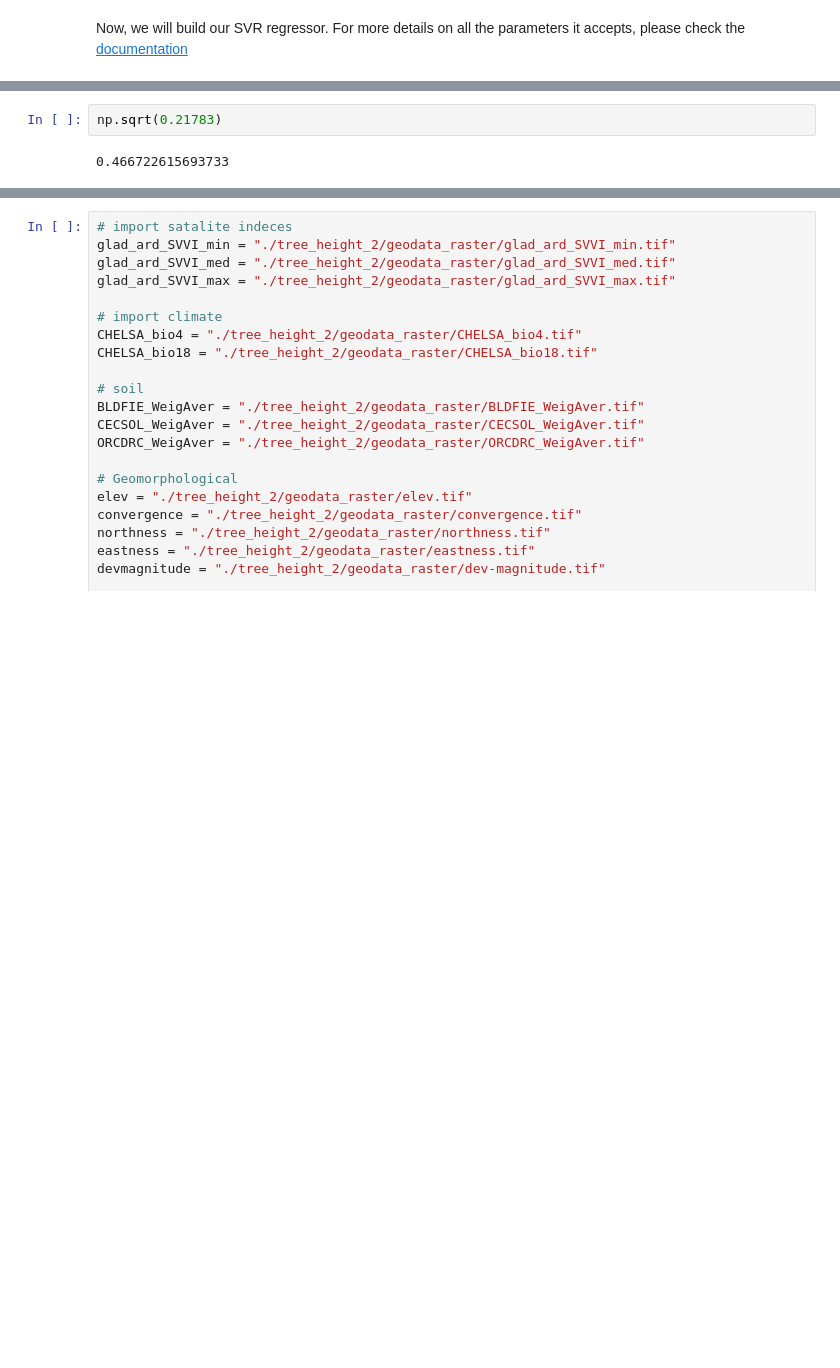
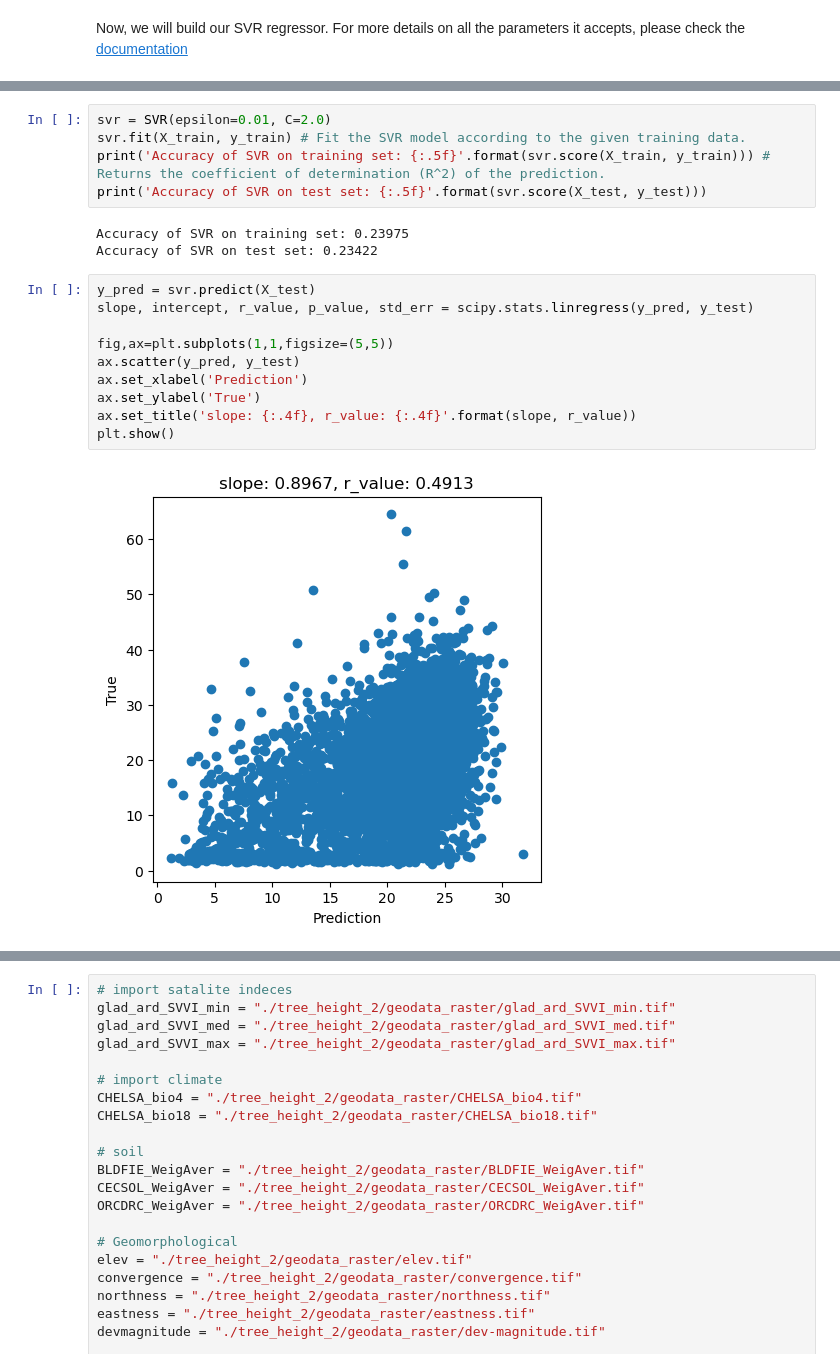
Before and after one commit to selvaje/SE_docs, a Jupyter notebook: source/CASESTUDY/Tree_Height_04SVM_pred_2023.ipynb, the cells around one changed output, grey strips where cells are left out. Drawn from its saved outputs; the diff is of its cells as text; blank space fills up the shorter version.

```diff
--- a/source/CASESTUDY/Tree_Height_04SVM_pred_2023.ipynb
+++ b/source/CASESTUDY/Tree_Height_04SVM_pred_2023.ipynb
@@ -115,4 +128,20 @@ Accuracy of SVR on test set: 0.21783
-# %%
-np.sqrt(0.21783)
-# %% [output]
-0.466722615693733
+# %%
+svr = SVR(epsilon=0.01, C=2.0)
+svr.fit(X_train, y_train) # Fit the SVR model according to the given training data.
+print('Accuracy of SVR on training set: {:.5f}'.format(svr.score(X_train, y_train))) # Returns the coefficient of determination (R^2) of the prediction.
+print('Accuracy of SVR on test set: {:.5f}'.format(svr.score(X_test, y_test)))
+# %% [output]
+Accuracy of SVR on training set: 0.23975
+Accuracy of SVR on test set: 0.23422
+# %%
+y_pred = svr.predict(X_test)
+slope, intercept, r_value, p_value, std_err = scipy.stats.linregress(y_pred, y_test)
+
+fig,ax=plt.subplots(1,1,figsize=(5,5))
+ax.scatter(y_pred, y_test)
+ax.set_xlabel('Prediction')
+ax.set_ylabel('True')
+ax.set_title('slope: {:.4f}, r_value: {:.4f}'.format(slope, r_value))
+plt.show()
+# %% [output]
+[figure, added]
```
Also changed, not shown: parts of 12 cells of this notebook, 14 other files.
